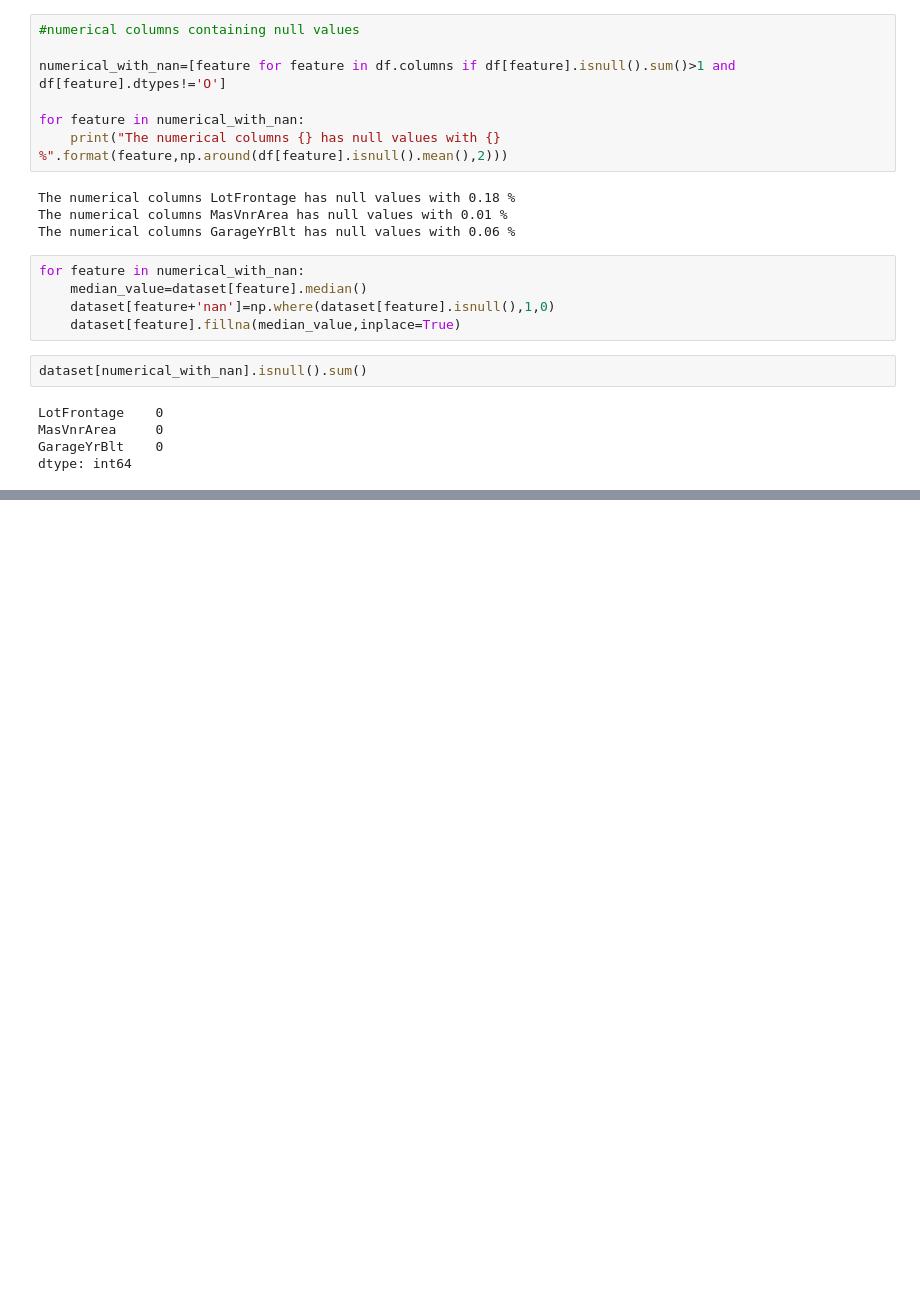
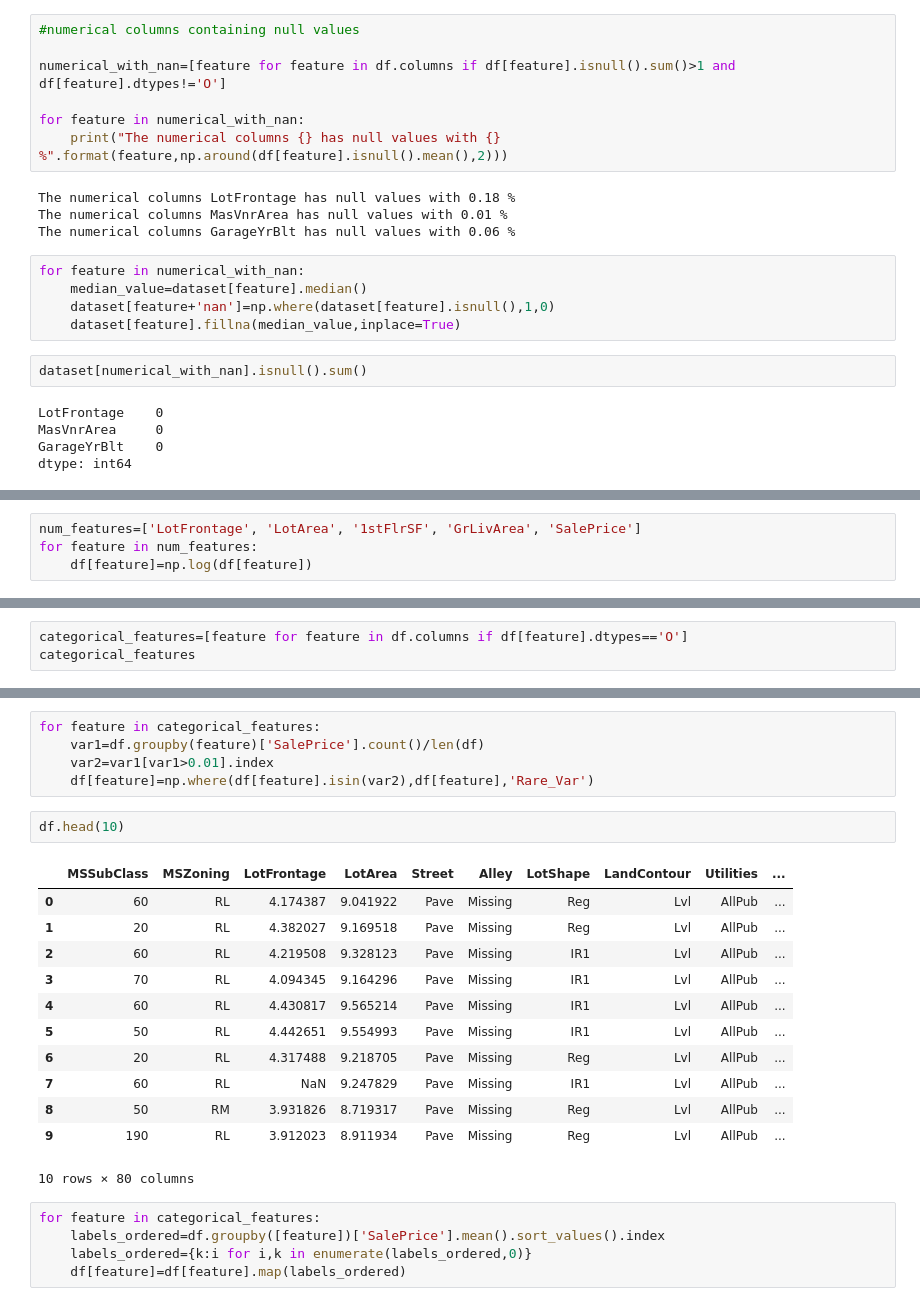
Before and after one commit to BibekRai44/Advanced-House-Price-Prediction, a Jupyter notebook: house-price-prediction.ipynb, the cells around one changed output, grey strips where cells are left out. Cells and saved outputs as stored; diff of their text form; blank space fills up the shorter version.

```diff
--- a/house-price-prediction.ipynb
+++ b/house-price-prediction.ipynb
@@ -657,0 +675,4 @@ df.head()
+# %%
+num_features=['LotFrontage', 'LotArea', '1stFlrSF', 'GrLivArea', 'SalePrice']
+for feature in num_features:
+    df[feature]=np.log(df[feature])
@@ -657,0 +691,3 @@ df.head()
+# %%
+categorical_features=[feature for feature in df.columns if df[feature].dtypes=='O']
+categorical_features
@@ -657,0 +712,25 @@ df.head()
+# %%
+for feature in categorical_features:
+    var1=df.groupby(feature)['SalePrice'].count()/len(df)
+    var2=var1[var1>0.01].index
+    df[feature]=np.where(df[feature].isin(var2),df[feature],'Rare_Var')
+# %%
+df.head(10)
+# %% [output]
+|  | MSSubClass | MSZoning | LotFrontage | LotArea | Street | Alley | LotShape | LandContour | Utilities | ... |
+| 0 | 60 | RL | 4.174387 | 9.041922 | Pave | Missing | Reg | Lvl | AllPub | ... |
+| 1 | 20 | RL | 4.382027 | 9.169518 | Pave | Missing | Reg | Lvl | AllPub | ... |
+| 2 | 60 | RL | 4.219508 | 9.328123 | Pave | Missing | IR1 | Lvl | AllPub | ... |
+| 3 | 70 | RL | 4.094345 | 9.164296 | Pave | Missing | IR1 | Lvl | AllPub | ... |
+| 4 | 60 | RL | 4.430817 | 9.565214 | Pave | Missing | IR1 | Lvl | AllPub | ... |
+| 5 | 50 | RL | 4.442651 | 9.554993 | Pave | Missing | IR1 | Lvl | AllPub | ... |
+| 6 | 20 | RL | 4.317488 | 9.218705 | Pave | Missing | Reg | Lvl | AllPub | ... |
+| 7 | 60 | RL | NaN | 9.247829 | Pave | Missing | IR1 | Lvl | AllPub | ... |
+| 8 | 50 | RM | 3.931826 | 8.719317 | Pave | Missing | Reg | Lvl | AllPub | ... |
+| 9 | 190 | RL | 3.912023 | 8.911934 | Pave | Missing | Reg | Lvl | AllPub | ... |
+10 rows × 80 columns
+# %%
+for feature in categorical_features:
+    labels_ordered=df.groupby([feature])['SalePrice'].mean().sort_values().index
+    labels_ordered={k:i for i,k in enumerate(labels_ordered,0)}
+    df[feature]=df[feature].map(labels_ordered)
```
Also changed, not shown: parts of 18 cells of this notebook.
